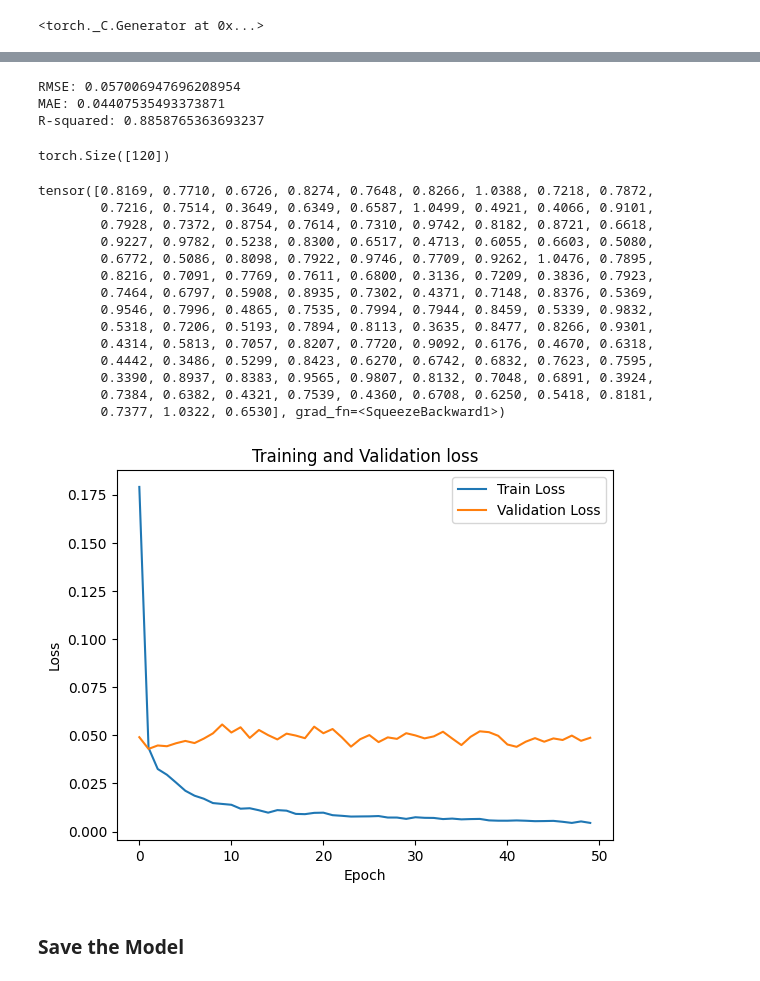
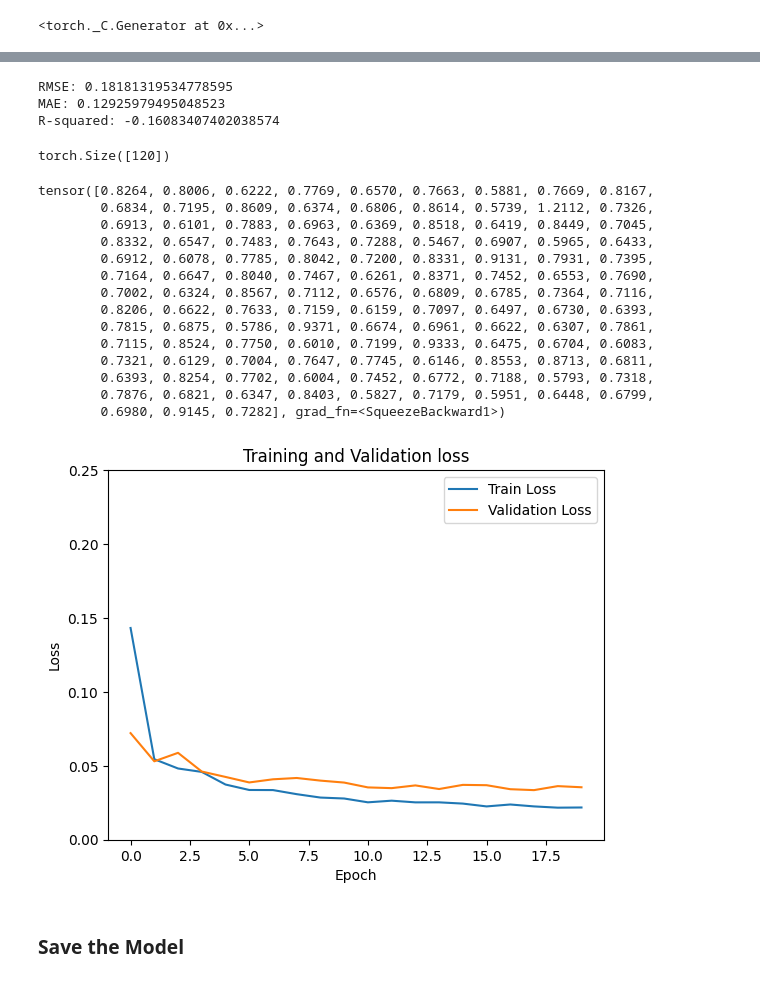
Before and after one commit to SudithWaas/Productivity-of-Garment-workers, a Jupyter notebook: src/productivity_prediction.ipynb, the cells around one changed output, grey strips where cells are left out. Cells and saved outputs as stored; diff of their text form; code cells hidden in the pictures.

```diff
--- a/src/productivity_prediction.ipynb
+++ b/src/productivity_prediction.ipynb
@@ -7,7 +12,7 @@ import warnings
 
 warnings.filterwarnings('ignore')
 # %%
-data = pd.read_csv(r'../data/garments_worker_productivity.csv')
+data = pd.read_csv(r'/content/drive/MyDrive/Final Year Research/data/garments_worker_productivity.csv')
 # %%
 data
 # %% [output]
@@ -153,15 +170,16 @@ torch.manual_seed(42)
 # %% [output]
 <torch._C.Generator at 0x...>
 # %%
-# categorical_cols = ['day', 'quarter', 'department', 'team']
-# numerical_cols = ['no_of_workers', 'no_of_style_change','targeted_productivity', 'smv', 'wip', 'over_time', 'incentive', 'idle_time', 'idle_men']
-
+categorical = ['day', 'quarter', 'department', 'team']
+numerical = ['no_of_workers','targeted_productivity', 'smv', 'wip', 'over_time', 'incentive', 'idle_time', 'idle_men', 'no_of_style_change']
+# numerical = ['targeted_productivity', 'incentive']
 # One-hot encode categorical columns
 encoder = OneHotEncoder(sparse_output=False)
 categorical_data = encoder.fit_transform(data[categorical])
 
 # Scale numerical columns
 scaler = MinMaxScaler()
+# numerical.remove('actual_productivity')
 numerical_data = scaler.fit_transform(data[numerical])
 
 # Combine encoded categorical and scaled numerical data
@@ -169,11 +187,11 @@ X = np.concatenate([categorical_data, numerical_data], axis=1)
 y = data['actual_productivity']
 
 # Feature scaling
-scaler = MinMaxScaler()
-X_scaled = scaler.fit_transform(X)
+# scaler = MinMaxScaler()
+# X_scaled = scaler.fit_transform(X)
 
 # Split data into training, validation, and testing sets
-X_train, X_temp, y_train, y_temp = train_test_split(X_scaled, y, test_size=0.2, random_state=42)
+X_train, X_temp, y_train, y_temp = train_test_split(X, y, test_size=0.2, random_state=42)
 X_val, X_test, y_val, y_test = train_test_split(X_temp, y_temp, test_size=0.5, random_state=42)
 # %%
 X[1]
@@ -218,6 +234,7 @@ class GarmentProductivityModel(nn.Module):
         self.fc2 = nn.Linear(hidden_size_1, hidden_size_2)
         self.dropout2 = nn.Dropout(0.2)
         self.fc3 = nn.Linear(hidden_size_2, output_size)
+        # self.sigmoid = nn.Sigmoid()
 
     def forward(self, x):
         x = self.fc1(x)
@@ -227,15 +244,16 @@ class GarmentProductivityModel(nn.Module):
         x = self.relu(x)
         x = self.dropout2(x)
         x = self.fc3(x)
+        # x = self.sigmoid(x)
         return x
 
 # Hyperparameters
-input_size = X_train.shape[1]   # 37
-hidden_size_1 = 64
-hidden_size_2 = 32
+input_size = X_train.shape[1]   # 40
+hidden_size_1 = 32
+hidden_size_2 = 16
 output_size = 1
-learning_rate = 0.001
-num_epochs = 50
+learning_rate = 0.01
+num_epochs = 20
 
 # Create model instance
 model = GarmentProductivityModel(input_size, hidden_size_1, hidden_size_2, output_size)
@@ -344,9 +362,9 @@ print("RMSE:", rmse_val.item())
 print("MAE:", mae_val.item())
 print("R-squared:", r2_val)
 # %% [output]
-RMSE: 0.057006947696208954
-MAE: 0.04407535493373871
-R-squared: 0.8858765363693237
+RMSE: 0.18181319534778595
+MAE: 0.12925979495048523
+R-squared: -0.16083407402038574
 # %%
 y_test_tensor.shape
 # %% [output]
@@ -354,31 +372,32 @@ torch.Size([120])
 # %%
 y_pred
 # %% [output]
-tensor([0.8169, 0.7710, 0.6726, 0.8274, 0.7648, 0.8266, 1.0388, 0.7218, 0.7872,
-        0.7216, 0.7514, 0.3649, 0.6349, 0.6587, 1.0499, 0.4921, 0.4066, 0.9101,
-        0.7928, 0.7372, 0.8754, 0.7614, 0.7310, 0.9742, 0.8182, 0.8721, 0.6618,
-        0.9227, 0.9782, 0.5238, 0.8300, 0.6517, 0.4713, 0.6055, 0.6603, 0.5080,
-        0.6772, 0.5086, 0.8098, 0.7922, 0.9746, 0.7709, 0.9262, 1.0476, 0.7895,
-        0.8216, 0.7091, 0.7769, 0.7611, 0.6800, 0.3136, 0.7209, 0.3836, 0.7923,
-        0.7464, 0.6797, 0.5908, 0.8935, 0.7302, 0.4371, 0.7148, 0.8376, 0.5369,
-        0.9546, 0.7996, 0.4865, 0.7535, 0.7994, 0.7944, 0.8459, 0.5339, 0.9832,
-        0.5318, 0.7206, 0.5193, 0.7894, 0.8113, 0.3635, 0.8477, 0.8266, 0.9301,
-        0.4314, 0.5813, 0.7057, 0.8207, 0.7720, 0.9092, 0.6176, 0.4670, 0.6318,
-        0.4442, 0.3486, 0.5299, 0.8423, 0.6270, 0.6742, 0.6832, 0.7623, 0.7595,
-        0.3390, 0.8937, 0.8383, 0.9565, 0.9807, 0.8132, 0.7048, 0.6891, 0.3924,
-        0.7384, 0.6382, 0.4321, 0.7539, 0.4360, 0.6708, 0.6250, 0.5418, 0.8181,
-        0.7377, 1.0322, 0.6530], grad_fn=<SqueezeBackward1>)
+tensor([0.8264, 0.8006, 0.6222, 0.7769, 0.6570, 0.7663, 0.5881, 0.7669, 0.8167,
+        0.6834, 0.7195, 0.8609, 0.6374, 0.6806, 0.8614, 0.5739, 1.2112, 0.7326,
+        0.6913, 0.6101, 0.7883, 0.6963, 0.6369, 0.8518, 0.6419, 0.8449, 0.7045,
+        0.8332, 0.6547, 0.7483, 0.7643, 0.7288, 0.5467, 0.6907, 0.5965, 0.6433,
+        0.6912, 0.6078, 0.7785, 0.8042, 0.7200, 0.8331, 0.9131, 0.7931, 0.7395,
+        0.7164, 0.6647, 0.8040, 0.7467, 0.6261, 0.8371, 0.7452, 0.6553, 0.7690,
+        0.7002, 0.6324, 0.8567, 0.7112, 0.6576, 0.6809, 0.6785, 0.7364, 0.7116,
+        0.8206, 0.6622, 0.7633, 0.7159, 0.6159, 0.7097, 0.6497, 0.6730, 0.6393,
+        0.7815, 0.6875, 0.5786, 0.9371, 0.6674, 0.6961, 0.6622, 0.6307, 0.7861,
+        0.7115, 0.8524, 0.7750, 0.6010, 0.7199, 0.9333, 0.6475, 0.6704, 0.6083,
+        0.7321, 0.6129, 0.7004, 0.7647, 0.7745, 0.6146, 0.8553, 0.8713, 0.6811,
+        0.6393, 0.8254, 0.7702, 0.6004, 0.7452, 0.6772, 0.7188, 0.5793, 0.7318,
+        0.7876, 0.6821, 0.6347, 0.8403, 0.5827, 0.7179, 0.5951, 0.6448, 0.6799,
+        0.6980, 0.9145, 0.7282], grad_fn=<SqueezeBackward1>)
 # %%
 plt.plot(train_losses, label='Train Loss')
 plt.plot(val_losses, label='Validation Loss')
 # plt.plot(test_loss, label='Test Loss')  # Plot test loss as a point
 plt.xlabel('Epoch')
 plt.ylabel('Loss')
+plt.ylim(0, 0.25)
 plt.title('Training and Validation loss')
 plt.legend()
 plt.show()
 # %% [output]
-[figure, old version]
+[figure, new version]
 # %% [markdown]
 ### Save the Model
 # %%
```
Also changed, not shown: parts of 23 cells of this notebook, 6 other files.
